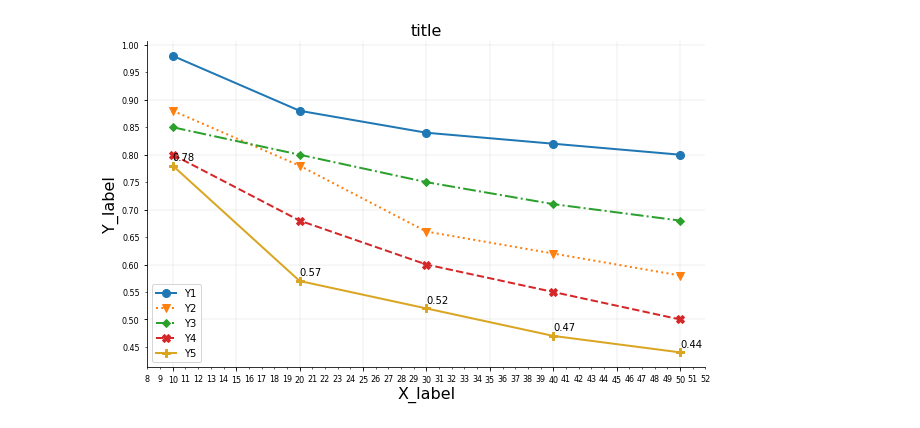
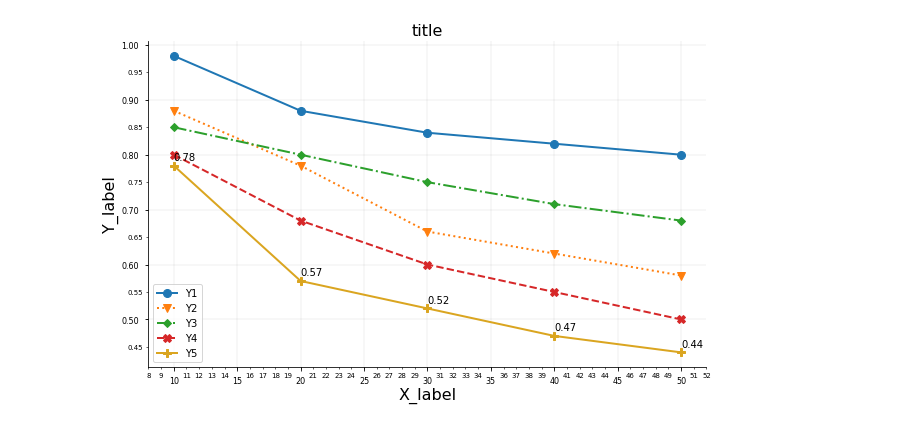
Before and after one commit to myang29/Diagram-Template, a Jupyter notebook: line_chart_matplotlib.ipynb, the cells around one changed output. Drawn from its saved outputs; the diff is of its cells as text; code cells hidden in the pictures.

```diff
--- a/line_chart_matplotlib.ipynb
+++ b/line_chart_matplotlib.ipynb
@@ -31,7 +31,8 @@ font = {'fontsize': cf['font']['fontsize'],
 FigSize = tuple([float(i) for i in cf['DEFAULT']['figsize'][1:-1].split(",")])
 LineWidth = float(cf['DEFAULT']['linewidth'])
 
-fig, ax = plt.subplots(figsize=FigSize)
+#fig, ax = plt.subplots(figsize=FigSize)
+fig, ax = plt.subplots(figsize=(10,6))
 
 plt.plot('X', 'Y1', data=df, marker='o', markersize=8, linestyle='-', linewidth=LineWidth)
 plt.plot('X', 'Y2', data=df, marker='v', markersize=8, linestyle=':', linewidth=LineWidth)
@@ -74,36 +75,36 @@ ax.xaxis.set_major_formatter(majorFormatter)
 ax.xaxis.set_minor_locator(minorLocator) # for the minor ticks, use no labels; default NullFormatter
 ax.xaxis.set_minor_formatter(FuncFormatter(x_minor_tick))
 
 # set major and minor ticks for y axis
 majorLocator = MultipleLocator(0.1)
 majorFormatter = FormatStrFormatter('%.2f')
 minorLocator = MultipleLocator(0.05)
 ax.yaxis.set_major_locator(majorLocator)
 ax.yaxis.set_minor_locator(minorLocator)
 ax.yaxis.set_major_formatter(majorFormatter)
 ax.yaxis.set_minor_formatter(FuncFormatter(y_minor_tick))
-ax.tick_params(axis='both', which='major', labelsize=float(cf['ticks']['labelsize']), pad = float(cf['ticks']['pad']))
-ax.tick_params(axis='both', which='minor', labelsize=float(cf['ticks']['labelsize']), pad = float(cf['ticks']['pad']))
+ax.tick_params(axis='both', which='major', labelsize=float(cf['ticks']['major_labelsize']), pad = float(cf['ticks']['major_pad']))
+ax.tick_params(axis='both', which='minor', labelsize=float(cf['ticks']['minor_labelsize']), pad = float(cf['ticks']['minor_pad']))
 
 
 # present number on graph
 for x,y in zip(df['X'].values.tolist(),df['Y5'].values.tolist()):
     plt.text(x, y+0.01, str(round(y,2)), color = cf['DEFAULT']['fontcolor'])
 
 
 # removing top and right borders
 ax.spines['top'].set_visible(False)
 ax.spines['right'].set_visible(False)
 
 
 # background grid setting
-ax.xaxis.grid(color ='grey', linewidth=float(cf['grid']['linewidth']), alpha=float(cf['grid']['alpha'])) # alpha: soft color
-ax.yaxis.grid(color ='grey', linewidth=float(cf['grid']['linewidth']), alpha=float(cf['grid']['alpha'])) # alpha: soft color
+ax.xaxis.grid(color =cf['grid']['color'], linewidth=float(cf['grid']['linewidth']), alpha=float(cf['grid']['alpha'])) # alpha: soft color
+ax.yaxis.grid(color =cf['grid']['color'], linewidth=float(cf['grid']['linewidth']), alpha=float(cf['grid']['alpha'])) # alpha: soft color
 
 plt.legend(ncol=int(cf['legend']['ncol']), loc=cf['legend']['location'])
 
 # save plot as png file
-plt.savefig('line chart.png') # save plot as png
+plt.savefig('line chart.pdf') # save plot as png
 plt.show()
 # %% [output]
-[figure, old version]
+[figure, new version]
```
Also changed, not shown: 30 other files.
